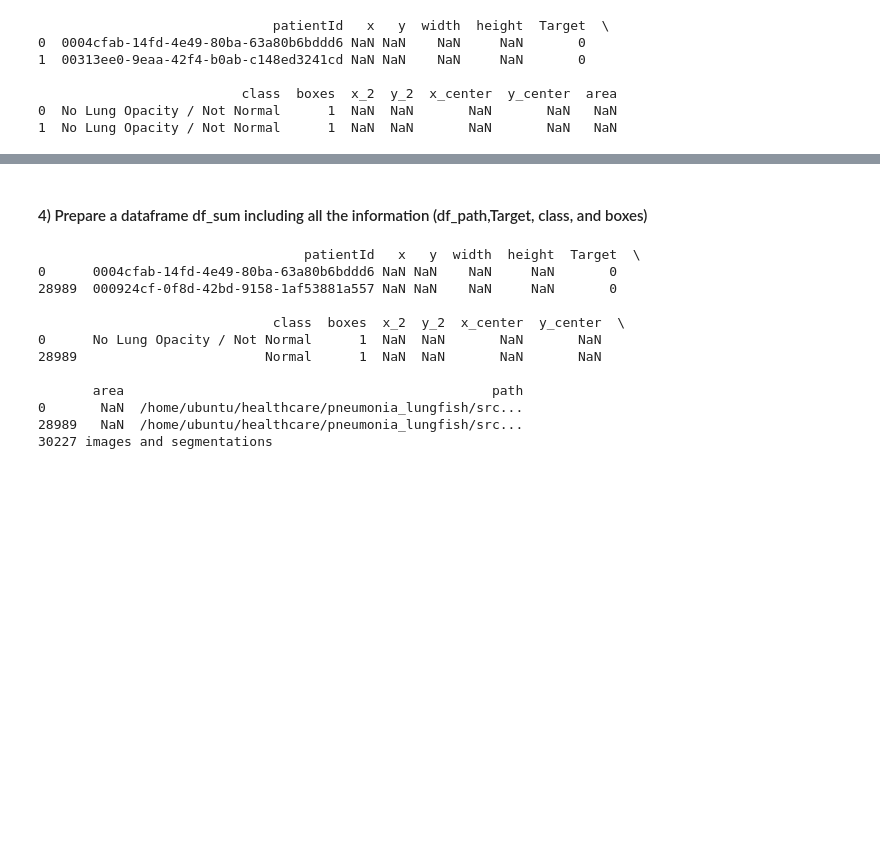
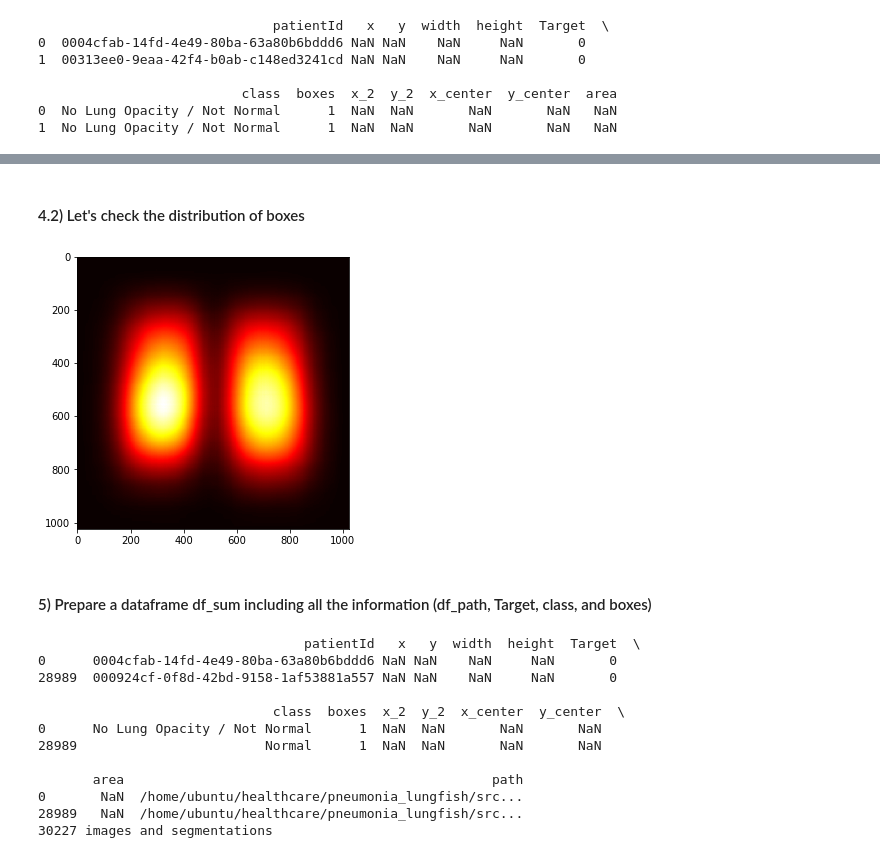
Before and after one commit to dujm/lungfish, a Jupyter notebook: notebooks/lung_pneumonia20190304v1.ipynb, the cells around one changed output, grey strips where cells are left out. Drawn from its saved outputs; the diff is of its cells as text; code cells hidden in the pictures; blank space fills up the shorter version.

Commit message:
update visual in notebook

```diff
--- a/notebooks/lung_pneumonia20190304v1.ipynb
+++ b/notebooks/lung_pneumonia20190304v1.ipynb
@@ -22,17 +22,24 @@ pd.set_option('display.max_columns',50)
 warnings.filterwarnings("ignore")
 # %%
 os.chdir('/home/ubuntu/healthcare/pneumonia_lungfish/')
-# Directory to save logs and trained model
 src = '/home/ubuntu/healthcare/pneumonia_lungfish/src'
-MASK_RCNN = '/home/ubuntu/healthcare/pneumonia_lungfish/src/Mask_RCNN'
-models_working_DIR = '/home/ubuntu/healthcare/pneumonia_lungfish/src/models_working'
-COCO_WEIGHTS_PATH = "/home/ubuntu/healthcare/pneumonia_lungfish/src/Mask_RCNN_coco_weights/mask_rcnn_coco.h5"
 
-
+#Data directory
 raw_data_DIR = '/home/ubuntu/healthcare/pneumonia_lungfish/src/data/raw'
 procesed_data_DIR = '/home/ubuntu/healthcare/pneumonia_lungfish/src/data/processed'
-train_dicom_dir = '/home/ubuntu/healthcare/pneumonia_lungfish/src/data/raw/stage_2_train_images/'
-# A list of images in the train_dicom_dir
-train_dicom = [f for f in os.listdir(train_dicom_dir) if os.path.isfile(os.path.join(train_dicom_dir, f))]
+
+#Image directory
+train_dicom_DIR = '/home/ubuntu/healthcare/pneumonia_lungfish/src/data/raw/stage_2_train_images/'
+# A list of images in the train_dicom_DIR
+train_dicom = [f for f in os.listdir(train_dicom_DIR) if os.path.isfile(os.path.join(train_dicom_DIR, f))]
+
+# Model Directory
+MASK_RCNN = '/home/ubuntu/healthcare/pneumonia_lungfish/src/Mask_RCNN'
+COCO_WEIGHTS_PATH = "/home/ubuntu/healthcare/pneumonia_lungfish/src/Mask_RCNN_coco_weights/mask_rcnn_coco.h5"
+models_working_DIR = '/home/ubuntu/healthcare/pneumonia_lungfish/src/models_working'
+
+#Visulization diretory
+visul_DIR = '/home/ubuntu/healthcare/pneumonia_lungfish/src/visualization/'
+feature_DIR = '/home/ubuntu/healthcare/pneumonia_lungfish/src/features/'
 # %% [markdown]
 ## 1. EDA
@@ -220,0 +226,5 @@ print(df_path.shape[0], 'images in total')
+# %%
+# select samples with Target ==1
+df_box_position = df_box.query('Target==1')
+df_box_position.to_csv(os.path.join(procesed_data_DIR, 'df_box_position.csv'), index=False)
+df_box_position.info()
@@ -220,0 +250,17 @@ print(df_path.shape[0], 'images in total')
+# %% [markdown]
+#### 4.2) Let's check the distribution of boxes
+# %%
+X_STEPS, Y_STEPS = 1024, 1024
+xx, yy = np.meshgrid(np.linspace(0, 1024, X_STEPS),
+           np.linspace(0, 1024, Y_STEPS),
+           indexing='xy')
+distribution_img = np.zeros_like(xx)
+for _, c_row in df_box_position.iterrows():
+    c_mask = (xx>=c_row['x']) & (xx<=(c_row['x']+c_row['width']))
+    c_mask &= (yy>=c_row['y']) & (yy<=c_row['y']+c_row['height'])
+    distribution_img += c_mask
+fig, ax1 = plt.subplots(1, 1, figsize = (5, 5))
+ax1.imshow(distribution_img, cmap='hot')
+fig.savefig(os.path.join(visul_DIR,'bounding_box_distribution.png'), figdpi = 600)
+# %% [output]
+[figure, added]
@@ -221,5 +269,5 @@ print(df_path.shape[0], 'images in total')
 # %% [markdown]
-#### 4) Prepare a dataframe df_sum including all the information (df_path,Target, class, and boxes)
+#### 5) Prepare a dataframe df_sum including all the information (df_path, Target, class, and boxes)
 # %%
 df_sum = pd.merge(df_box,df_path, on ='patientId', how ='left').sort_values('patientId')
 print(df_sum.head(2))
```
Also changed, not shown: parts of 29 cells of this notebook.
